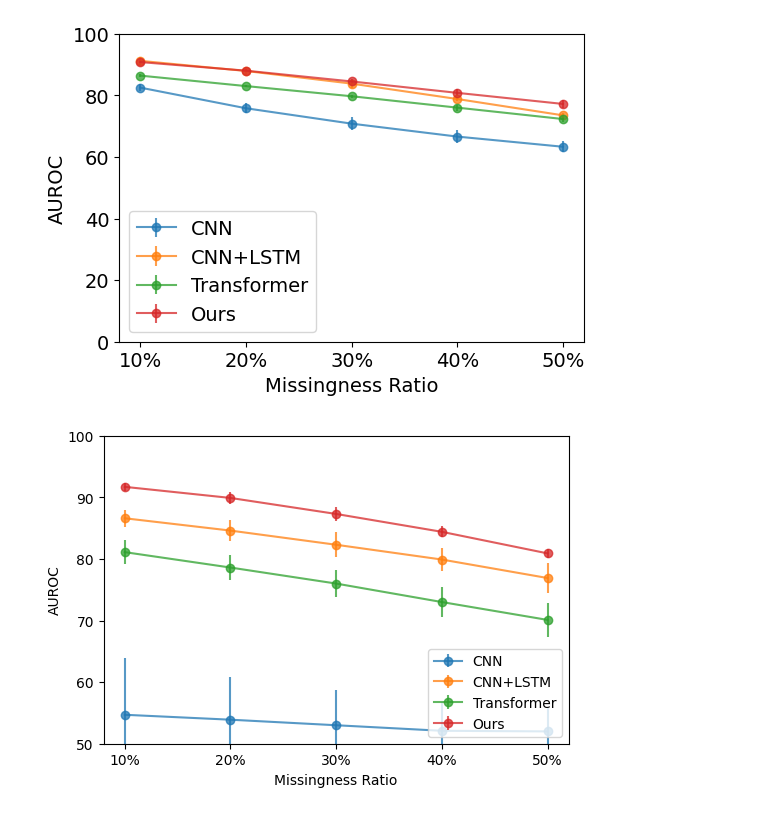
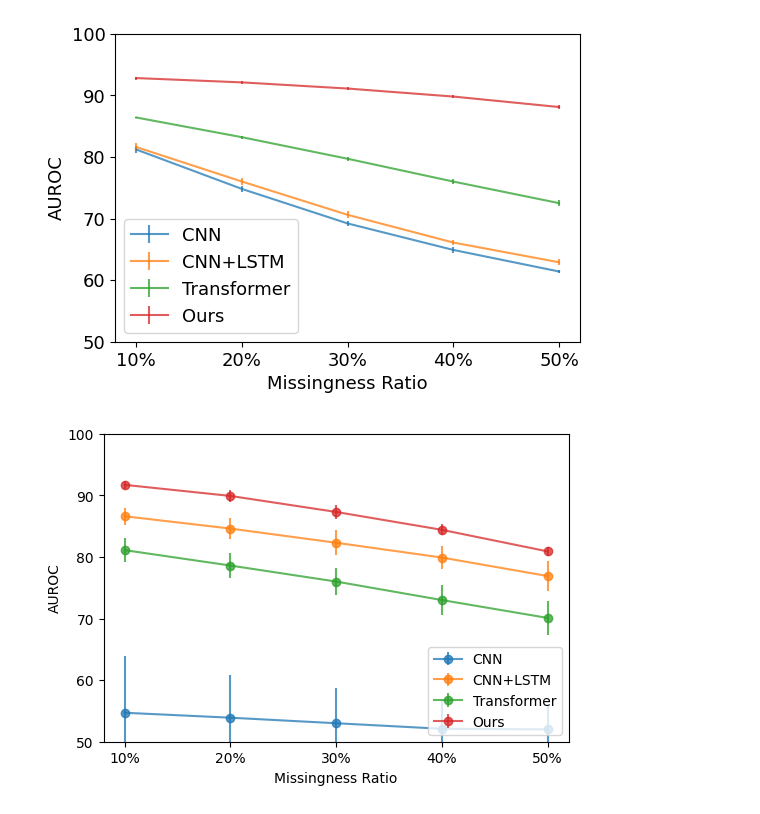
Before and after one commit to fayyaz-udel/Pediatric-Apnea-Transformer, a Jupyter notebook: missing_modality/vis.ipynb, the cells around one changed output. Drawn from its saved outputs; the diff is of its cells as text; code cells hidden in the pictures.

```diff
--- a/missing_modality/vis.ipynb
+++ b/missing_modality/vis.ipynb
@@ -1,38 +1,38 @@
 # %%
 import matplotlib
 import numpy as np
 import matplotlib.pyplot as plt
-matplotlib.rcParams.update({'font.size': 14})
+matplotlib.rcParams.update({'font.size': 13})
 fig = plt.figure()
 
 ####### Missing Modality NCH ########
 x = np.array(["10%", "20%", "30%", "40%", "50%"])
 
 
-y_nch = np.array([82.5, 75.8, 70.8, 66.6, 63.3])
-e_nch = np.array([1.2, 1.6, 2.1, 2.1, 1.8])
-plt.errorbar(x, y_nch, e_nch, label='CNN', marker = 'o', alpha=0.75)
+y_nch = np.array([81.2, 74.8, 69.2, 64.9, 61.4])
+e_nch = np.array([1.2, 0.9, 0.9, 0.9, 0.4])/2
+plt.errorbar(x, y_nch, e_nch, label='CNN', marker = '', alpha=0.75)
 
-y_nch = np.array([91.2, 87.9, 83.8, 78.8, 73.5])
-e_nch = np.array([1.2, 1.3, 1.3, 0.7, 0.8])
-plt.errorbar(x, y_nch, e_nch, label='CNN+LSTM', marker = 'o', alpha=0.75)
+y_nch = np.array([81.6, 76.0, 70.6, 66.1, 62.9])
+e_nch = np.array([1.3, 1.1, 1.1, 0.9, 0.9])/2
+plt.errorbar(x, y_nch, e_nch, label='CNN+LSTM', marker = '', alpha=0.75)
 
-y_nch = np.array([86.4, 83.0, 79.7, 76.0, 72.3])
-e_nch = np.array([0.5, 0.2, 0.5, 1.0, 1.0])
-plt.errorbar(x, y_nch, e_nch, label='Transformer', marker = 'o', alpha=0.75)
+y_nch = np.array([86.4, 83.2, 79.7, 76.0, 72.5])
+e_nch = np.array([0.3, 0.5, 0.6, 0.9, 1.0])/2
+plt.errorbar(x, y_nch, e_nch, label='Transformer', marker = '', alpha=0.75)
 
-y_nch = np.array([90.8, 88.0, 84.5, 80.8, 77.2])
-e_nch = np.array([0.3, 0.5, 0.9, 1.1, 1.2])
-plt.errorbar(x, y_nch, e_nch, label='Ours', marker = 'o', alpha=0.75)
+y_nch = np.array([92.8, 92.1, 91.1, 89.8, 88.1])
+e_nch = np.array([0.5, 0.4, 0.5, 0.5, 0.6])/2
+plt.errorbar(x, y_nch, e_nch, label='Ours', marker = '', alpha=0.75)
 
-plt.ylim([0,100])
+plt.ylim([50,100])
 plt.xlabel('Missingness Ratio')
 plt.ylabel('AUROC')
 plt.legend(loc='lower left')
 fig.set_size_inches(6, 4)
 plt.savefig('.\\img\\missing.svg', format="svg")
 # %% [output]
-[figure, old version]
+[figure, new version]
 # %%
 import matplotlib
 import numpy as np
```
Also changed, not shown: parts of 2 cells of this notebook, 4 other files.
